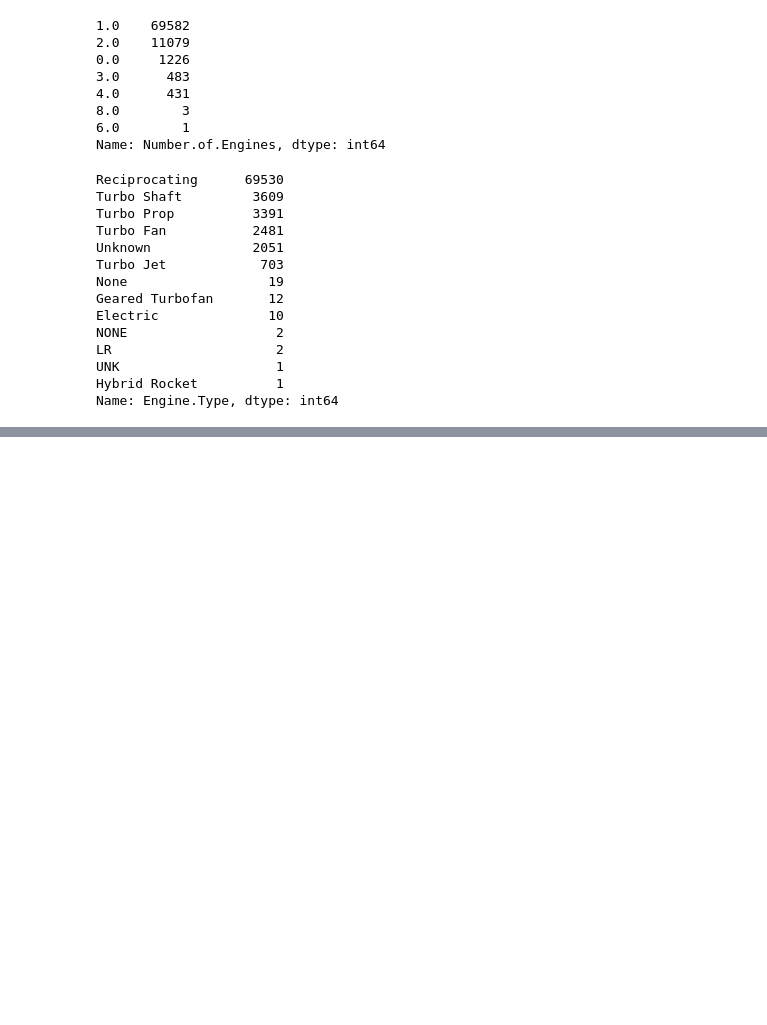
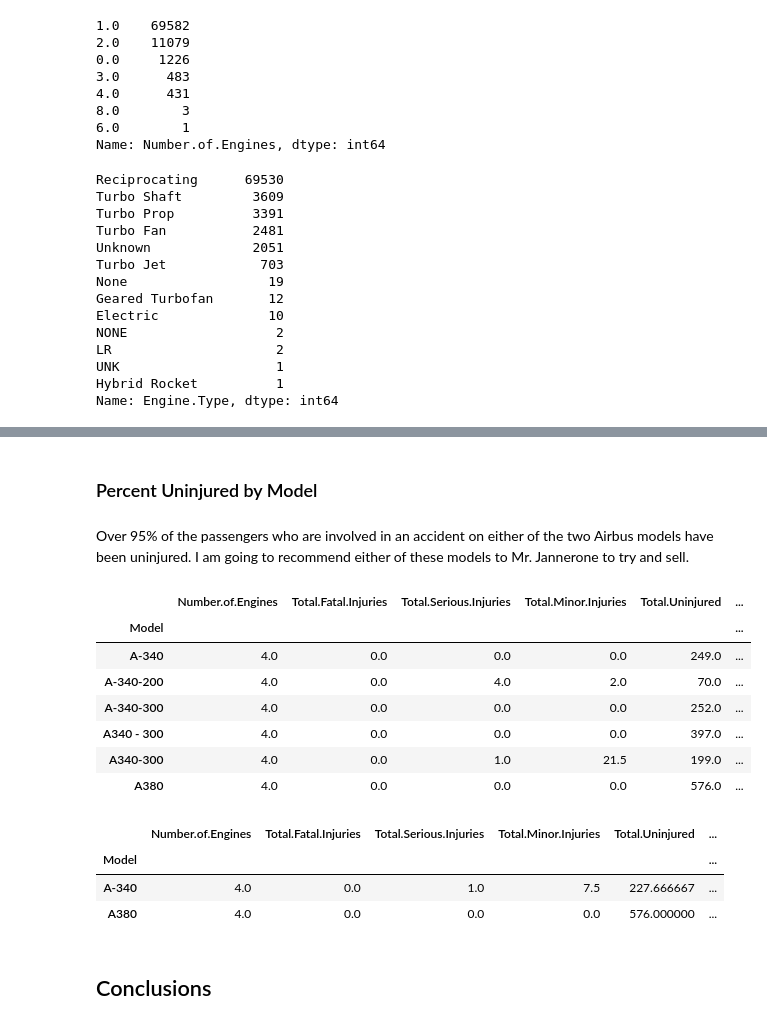
Before and after one commit to josh-g-grimes/Aviation-Data, a Jupyter notebook: notebook.ipynb, the cells around one changed output, grey strips where cells are left out. Saved outputs shown, nothing was run; the diff lists cells and outputs as text; code cells hidden in the pictures; blank space fills up the shorter version.

```diff
--- a/notebook.ipynb
+++ b/notebook.ipynb
@@ -434,0 +361,24 @@ admodels.groupby(['Model']).sum().plot(kind="bar", figsize=(25,15), fontsize=48)
+# %%
+#I reformated all of the names so that the same company written differently would have all of their data combined
+ad_turbo["Make"] = ad_turbo["Make"].apply(lambda x: "Airbus" if "bus" in x else x)
+ad_turbo["Make"] = ad_turbo["Make"].apply(lambda x: "Bae" if "Bae" in x else x)
+ad_turbo["Make"] = ad_turbo["Make"].apply(lambda x: "British aerospace" if "Brit" in x else x)
+ad_turbo["Make"] = ad_turbo["Make"].apply(lambda x: "Dassault" if "Das" in x else x)
+ad_turbo["Make"] = ad_turbo["Make"].apply(lambda x: "Mcdonnell-douglas" if "Mcd" in x else x)
+# %% [markdown]
+### Percent Uninjured by Model
+# %% [markdown]
+Over 95% of the passengers who are involved in an accident on either of the two Airbus models have been uninjured.  I am going to recommend either of these models to Mr. Jannerone to try and sell.
+# %%
+#I made a new dataset for just Airbus
+ad_airbus = ad_turbo[(ad_turbo['Make']=='Airbus')]
+ad_airbus.groupby('Model').mean()
+# %% [output]
+|  | Number.of.Engines | Total.Fatal.Injuries | Total.Serious.Injuries | Total.Minor.Injuries | Total.Uninjured | ... |
+| Model |  |  |  |  |  | ... |
+| A-340 | 4.0 | 0.0 | 0.0 | 0.0 | 249.0 | ... |
+| A-340-200 | 4.0 | 0.0 | 4.0 | 2.0 | 70.0 | ... |
+| A-340-300 | 4.0 | 0.0 | 0.0 | 0.0 | 252.0 | ... |
+| A340 - 300 | 4.0 | 0.0 | 0.0 | 0.0 | 397.0 | ... |
+| A340-300 | 4.0 | 0.0 | 1.0 | 21.5 | 199.0 | ... |
+| A380 | 4.0 | 0.0 | 0.0 | 0.0 | 576.0 | ... |
@@ -434,0 +388,9 @@ admodels.groupby(['Model']).sum().plot(kind="bar", figsize=(25,15), fontsize=48)
+# %%
+ad_airbus.groupby('Model').mean()
+# %% [output]
+|  | Number.of.Engines | Total.Fatal.Injuries | Total.Serious.Injuries | Total.Minor.Injuries | Total.Uninjured | ... |
+| Model |  |  |  |  |  | ... |
+| A-340 | 4.0 | 0.0 | 1.0 | 7.5 | 227.666667 | ... |
+| A380 | 4.0 | 0.0 | 0.0 | 0.0 | 576.000000 | ... |
+# %% [markdown]
+## Conclusions
```
Also changed, not shown: parts of 104 cells of this notebook, 5 other files.
